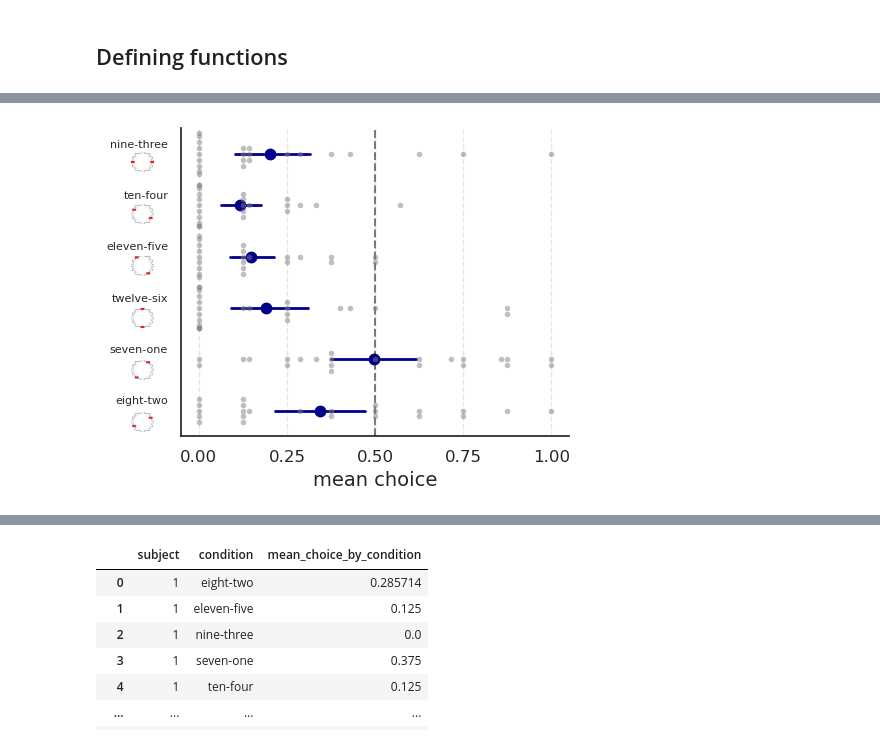
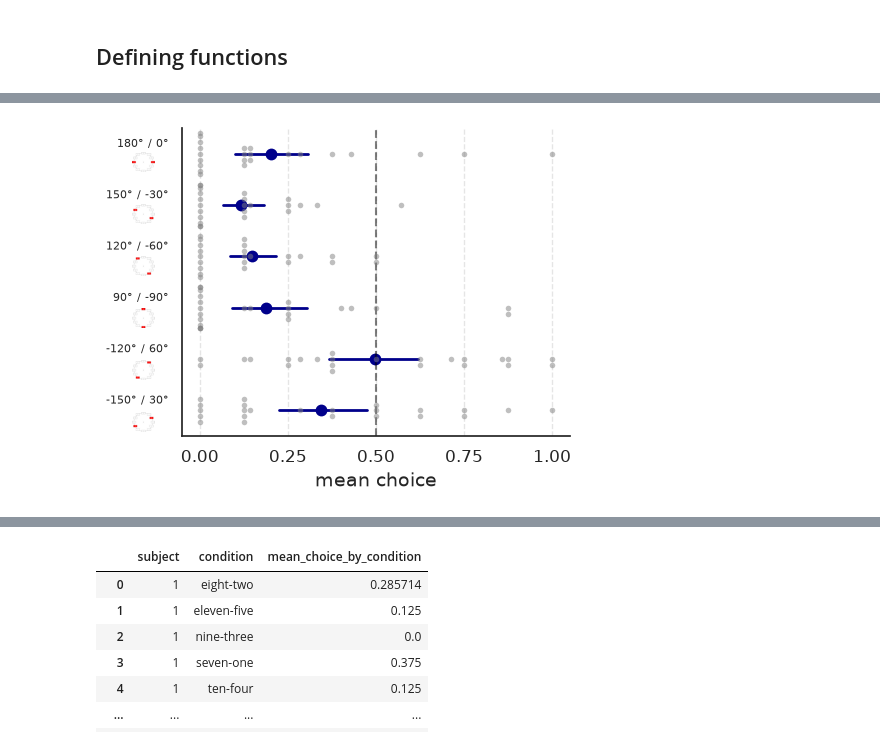
Before and after one commit to s-ccs/project_leftrightbias, a Jupyter notebook: code/scripts/DiagonalBias.ipynb, the cells around one changed output, grey strips where cells are left out. Drawn from its saved outputs; the diff is of its cells as text; code cells hidden in the pictures.

```diff
--- a/code/scripts/DiagonalBias.ipynb
+++ b/code/scripts/DiagonalBias.ipynb
@@ -334,14 +357,26 @@ plt.show()
 # %%
 import matplotlib
 # Define the correct order for the conditions based on the dataframe
-condition_order = ['nine-three', 'ten-four', 'eleven-five', 'twelve-six', 'seven-one', 'eight-two']
+#condition_order = ['nine-three', 'ten-four', 'eleven-five', 'twelve-six', 'seven-one', 'eight-two']
 
+
+rename_dict = {
+    'nine-three': "180° / 0°",
+    'ten-four': "150° / -30°",
+    'eleven-five': "120° / -60°",
+    'twelve-six': "90° / -90°",
+    'seven-one': "-120° / 60°",
+    'eight-two': "-150° / 30°"
+}
+
+condition_order = ["180° / 0°", "150° / -30°", "120° / -60°", "90° / -90°", "-120° / 60°", "-150° / 30°"]
+mean_choice_by_subject_condition["condition_number"] = [rename_dict[m] for m in mean_choice_by_subject_condition.condition]
 # Create the figure
-plt.figure(figsize=(5, 4))
+fig = plt.figure(figsize=(5, 4))
 
 # Pointplot for mean values with confidence intervals
 sns.pointplot(data=mean_choice_by_subject_condition,
-              y='condition',
+              y='condition_number',
               x='mean_choice_by_condition',
               order=condition_order,
               estimator='mean',
@@ -354,7 +389,7 @@ sns.pointplot(data=mean_choice_by_subject_condition,
 
 # Swarmplot to show individual data points (flipped axes)
 sns.swarmplot(data=mean_choice_by_subject_condition,
-              y='condition',
+              y='condition_number',
               x='mean_choice_by_condition',
               order=condition_order,
               color='gray',
@@ -384,32 +419,32 @@ offset = matplotlib.transforms.ScaledTranslation(dx, dy, fig.dpi_scale_trans)
 # apply offset transform to all x ticklabels.
 for label in plt.gca().yaxis.get_majorticklabels():
     label.set_transform(label.get_transform() + offset)
 
 
 
 
 
 # Show the plot
 #plt.gca().set_yticklabels(["          "])
 import matplotlib.image as mpimg
-xl, yl, xh, yh=np.array(plt.gca().get_position()).ravel()
+xl, yl, xh, yh=plt.gca().get_position().extents #.ravel()
 w=xh-xl
 h=yh-yl
 xp=xl-0.1*w #if replace '0' label, can also be calculated systematically using xlim()
 size=0.05
 
 
 for (c,hei) in zip([9,10,11,12,7,8],np.linspace(0.11,0.76,6)):
     img=mpimg.imread(f'assets/clock_{c}.png')
 
     ax1=plt.gcf().add_axes([xp-size*0.5, yh-hei, size, size]) # 0.11 : 0.76
     ax1.axison = False
     imgplot = ax1.imshow(img)#transform=plt.gca().transAxes)
 
 
 plt.savefig(os.path.join('..','..','typst-paper',date_str+'_choice.svg'),bbox_inches = "tight")
 
 #plt.show()
 #plt.imshow(img)
 # %% [output]
-[figure, old version]
+[figure, new version]
```
Also changed, not shown: parts of 12 cells of this notebook, 5 other files.
